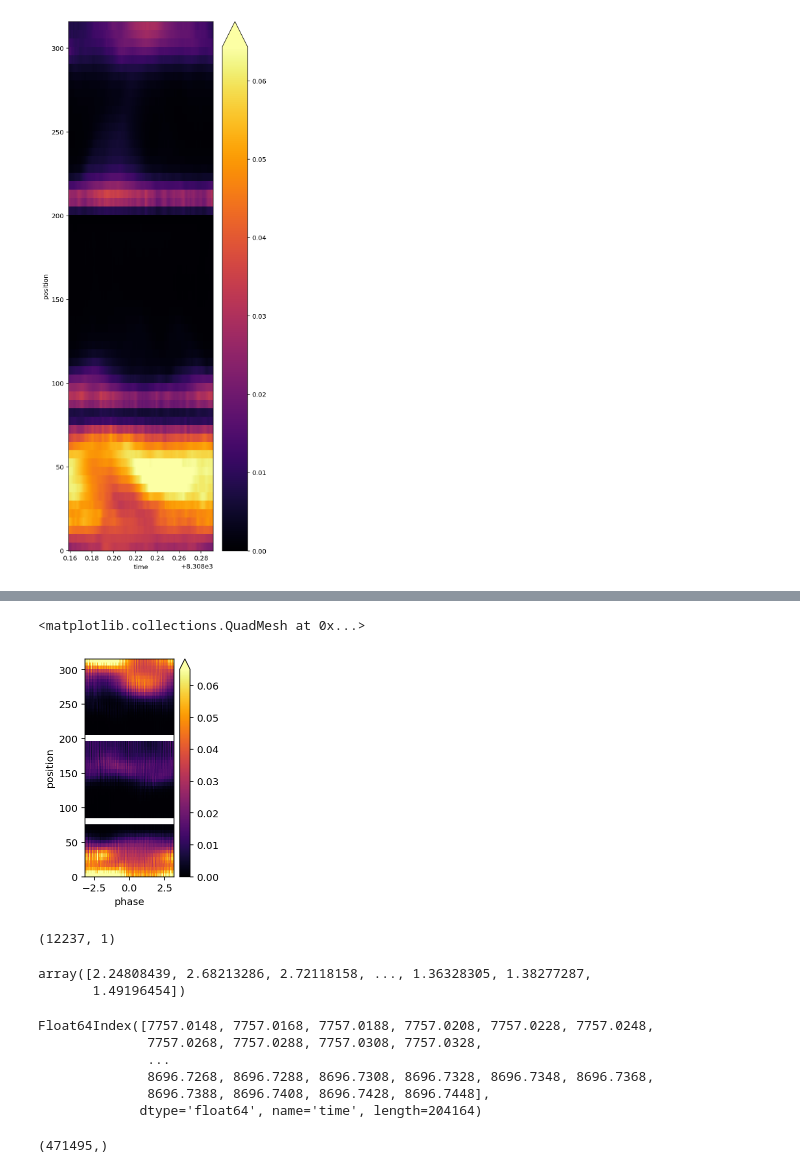
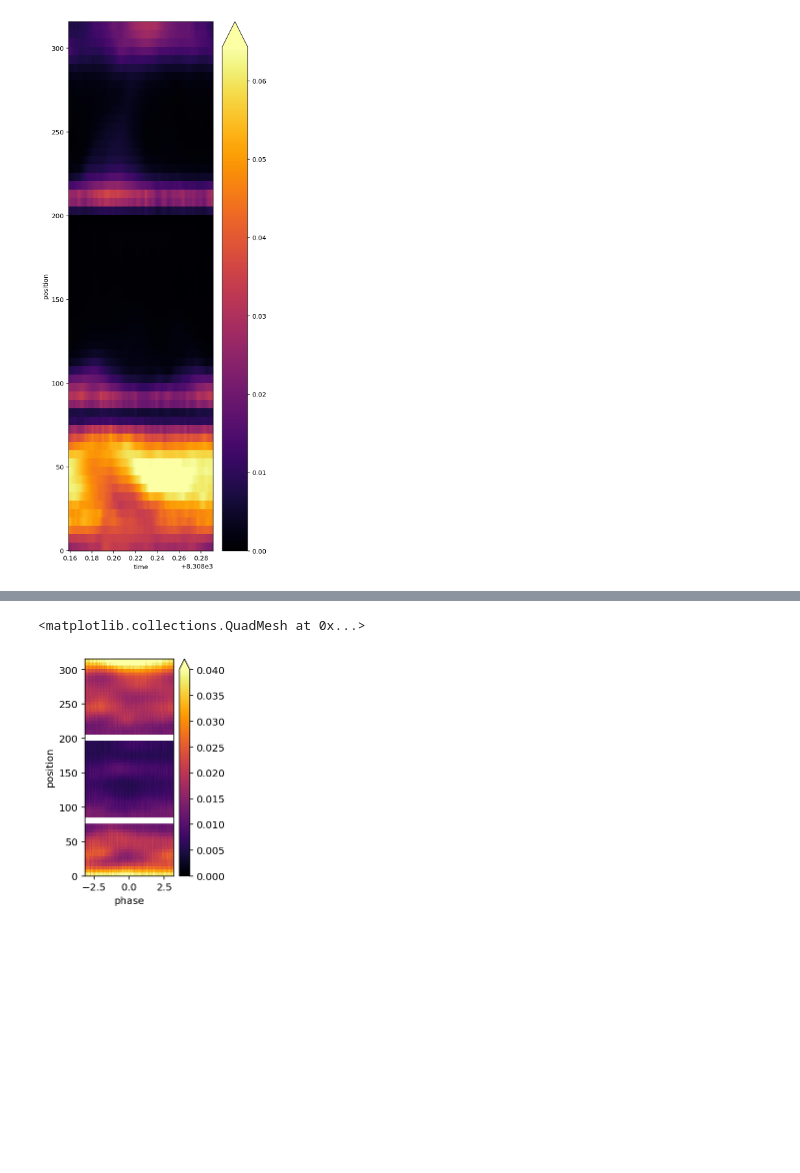
Before and after one commit to ZilongJi/StateSpaceModelForHippocampalSequence, a Jupyter notebook: ZilongCode/notebooks/ThetasweepsEvenOddcycles.ipynb, the cells around one changed output, grey strips where cells are left out. Saved outputs shown, nothing was run; the diff lists cells and outputs as text; code cells hidden in the pictures; blank space fills up the shorter version.

```diff
--- a/ZilongCode/notebooks/ThetasweepsEvenOddcycles.ipynb
+++ b/ZilongCode/notebooks/ThetasweepsEvenOddcycles.ipynb
@@ -159,7 +159,7 @@ def get_zero_phase(filtered_lfp):
     instantaneous_phase = np.mod(instantaneous_phase + np.pi, 2 * np.pi) - np.pi
     # find phase of 0 and mark all of them as a red point on the plot
     zero_phase = np.where(
-        np.logical_and(instantaneous_phase > -3.15, instantaneous_phase < -3.05)
+        np.logical_and(instantaneous_phase > -3.15, instantaneous_phase < -3.0)
     )[0]
 
     # if successive zero phase is less than 10, only keep the first one
@@ -168,7 +168,7 @@ def get_zero_phase(filtered_lfp):
 
     return zero_phase_index
 # %%
-time_slice = slice(alltime_split[5][0], alltime_split[5][-1])
+time_slice = slice(alltime_split[4][0], alltime_split[4][-1])
 print(time_slice)
 
 lfp_run_i = lfp0[time_slice]
@@ -195,5 +195,6 @@ Text(0.5, 1.0, 'LFP0 with zero phase marked')
 # %%
 # get
+fig, ax = plt.subplots(figsize=(20, 5))
 sweepresults.acausal_posterior.sum("state").sel(time=time_slice).plot(
     x="time",
     y="position",
@@ -201,4 +202,13 @@ sweepresults.acausal_posterior.sum("state").sel(time=time_slice).plot(
     cmap="inferno",
     vmin=0.0,
 )
+
+# add vertical lines to mark the zero phase
+for i in range(len(zero_phase_index)):
+    ax.axvline(
+        x=lfp_run_i.index.values[zero_phase_index[i]],
+        color="grey",
+        linestyle="--",
+        linewidth=1,
+    )
 # %% [output]
@@ -329,5 +341,5 @@ ALL_POSTERIOR.plot(
 # %%
-is_running = data["position_info"].speed > 30
+is_running = data["position_info"].speed > 10
 t = data["position_info"].index / np.timedelta64(1, "s")
 # get the position_info of running
 posterior_ = sweepresults.acausal_posterior.sum("state", skipna=False).sel(
@@ -336,6 +348,14 @@ posterior_ = sweepresults.acausal_posterior.sum("state", skipna=False).sel(
 
 is_running_time = (
     data["position_info"].reset_index(drop=True).set_index(t).index[is_running]
+)
+
+# get the linear_position from data["position_info"] with is_running ==True
+linear_position = (
+    data["position_info"]
+    .reset_index(drop=True)
+    .set_index(t)
+    .linear_position.loc[is_running_time]
 )
 
 # get the lfp0 withis_running_time ==True
@@ -347,56 +367,36 @@ phase = get_instantaneous_phase(lfp_run_i)
 # first get the phase bins
 phase_bins = np.linspace(-np.pi, np.pi, 100)
 # then for each phase_bin, get the posterior in that phase bin
 ALL_POSTERIOR = []
 for i in range(len(phase_bins) - 1):
     # get phases index belong to this phase bin
     phase_i_index = np.where((phase > phase_bins[i]) & (phase < phase_bins[i + 1]))[0]
     # select time_index according to phase_i index
     time_index = posterior_.time.values[phase_i_index]
+    # select position according to phase_i index
+    position_i = linear_position.values[phase_i_index]
     # select posterior according to time_index
-    posterior_i = posterior_.sel(time=time_index)
+    posterior_i_all = posterior_.sel(time=time_index)
     # average the posterior_i along time axis
-    posterior_i = posterior_i.mean("time")
+    posterior_i = posterior_i_all.mean("time")
     ALL_POSTERIOR.append(posterior_i.values)
 
-# change the ALL_POSTERIOR to   xr.DataArray
+# change the ALL_POSTERIOR to xr.DataArray
 ALL_POSTERIOR = xr.DataArray(
     np.stack(ALL_POSTERIOR),
     coords=[np.linspace(-np.pi, np.pi, 99), posterior_.position],
     dims=["phase", "position"],
 )
 
 # plot the ALL_POSTERIOR
 ALL_POSTERIOR.plot(
     x="phase",
     y="position",
     robust=True,
     cmap="inferno",
     vmin=0.0,
     figsize=(2, 4),
 )
 # %% [output]
 <matplotlib.collections.QuadMesh at 0x...>
-[figure, old version]
+[figure, new version]
-# %%
-lfp_run_i.shape
-# %% [output]
-(12237, 1)
-# %%
-phase
-# %% [output]
-array([2.24808439, 2.68213286, 2.72118158, ..., 1.36328305, 1.38277287,
-       1.49196454])
-# %%
-data["position_info"].reset_index(drop=True).set_index(t).index[is_running]
-# %% [output]
-Float64Index([7757.0148, 7757.0168, 7757.0188, 7757.0208, 7757.0228, 7757.0248,
-              7757.0268, 7757.0288, 7757.0308, 7757.0328,
-              ...
-              8696.7268, 8696.7288, 8696.7308, 8696.7328, 8696.7348, 8696.7368,
-              8696.7388, 8696.7408, 8696.7428, 8696.7448],
-             dtype='float64', name='time', length=204164)
-# %%
-is_running.shape
-# %% [output]
-(471495,)
```
Also changed, not shown: parts of 9 cells of this notebook, 7 other files.
